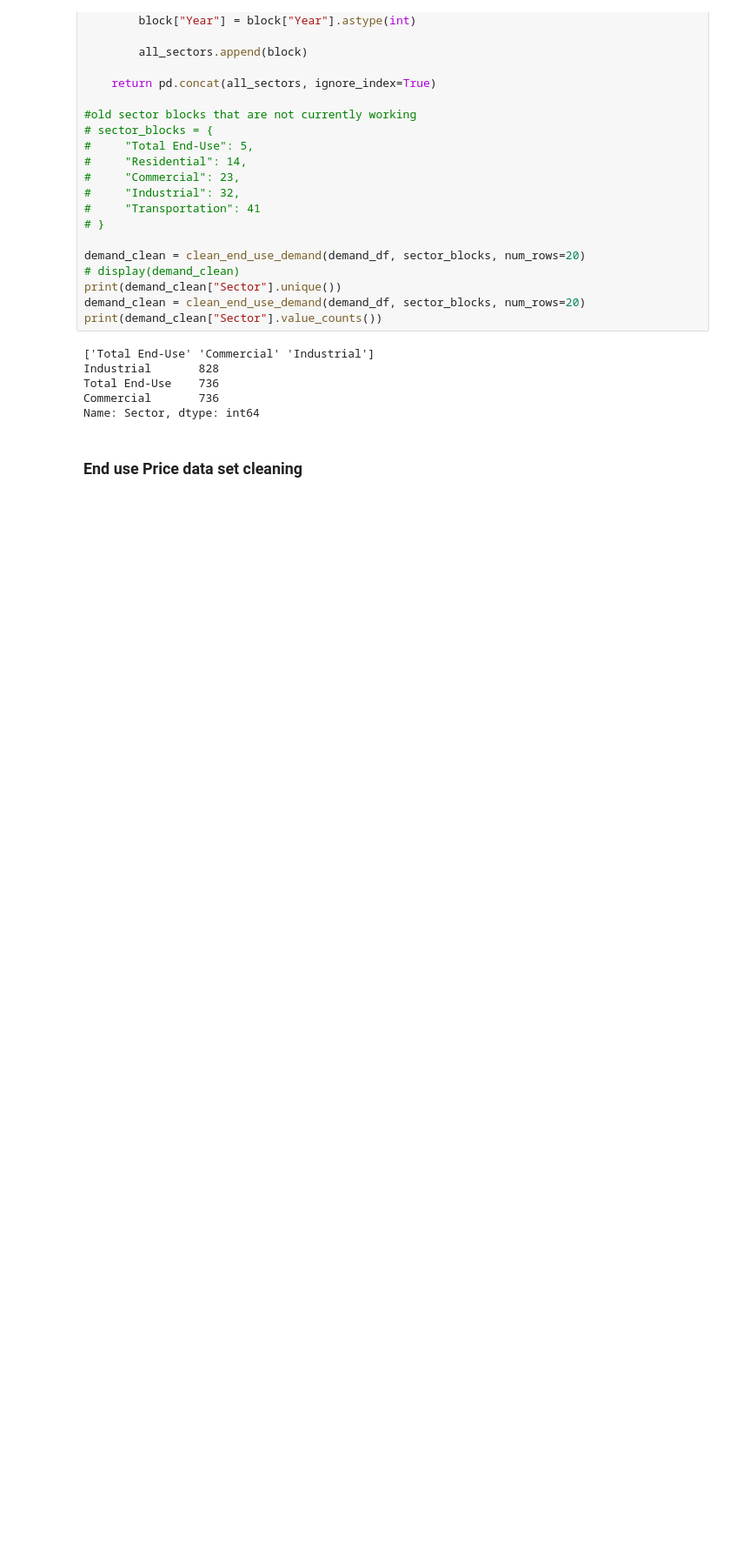
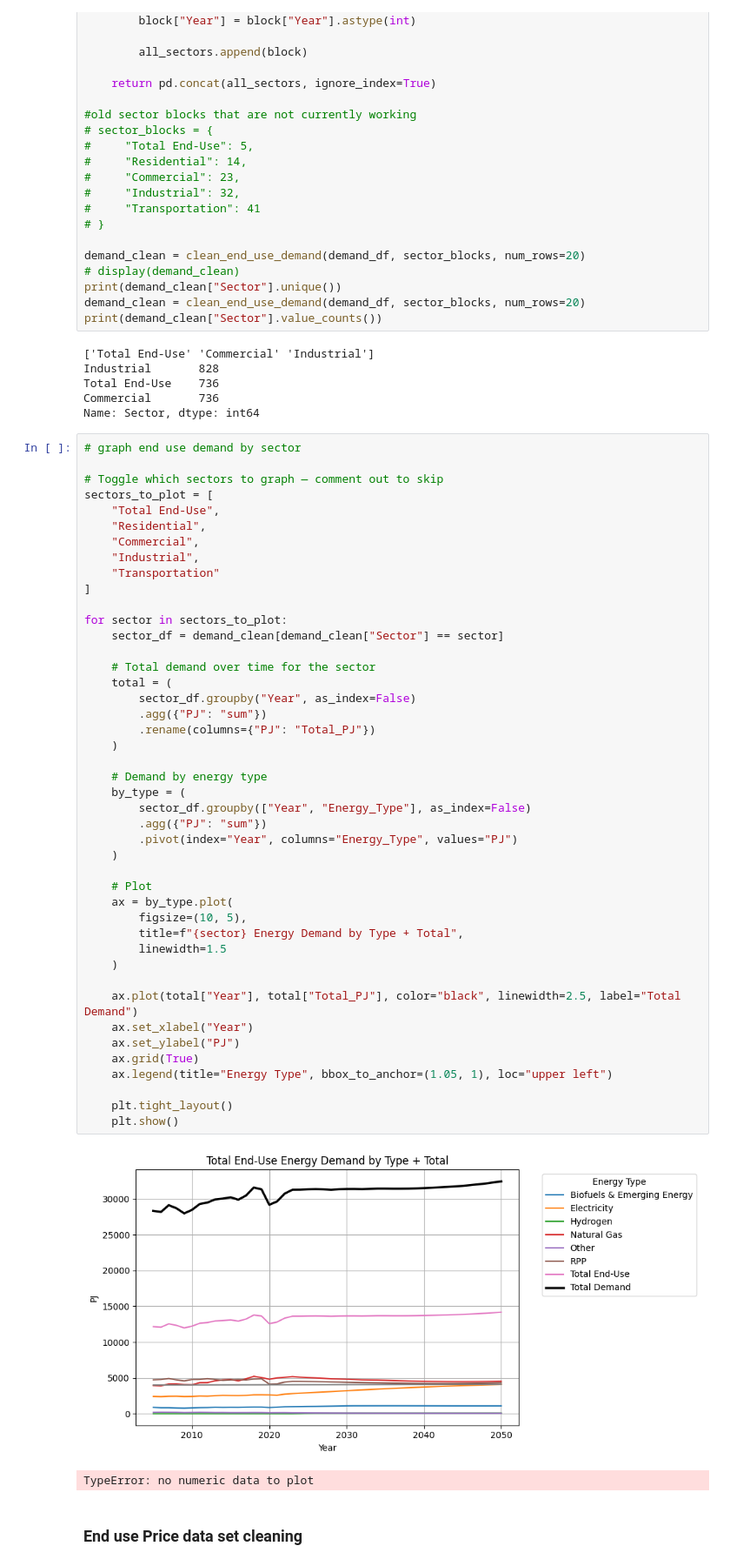
Before and after one commit to wross9959/Canada_Energy_Project, a Jupyter notebook: notebooks/energy_analysis.ipynb, the cells around one changed output. Shown at 87% size. Drawn from its saved outputs; the diff is of its cells as text; blank space fills up the shorter version.

```diff
--- a/notebooks/energy_analysis.ipynb
+++ b/notebooks/energy_analysis.ipynb
@@ -329,6 +424,53 @@ Industrial       828
 Total End-Use    736
 Commercial       736
 Name: Sector, dtype: int64
+# %%
+# graph end use demand by sector
+
+# Toggle which sectors to graph — comment out to skip
+sectors_to_plot = [
+    "Total End-Use",
+    "Residential",
+    "Commercial",
+    "Industrial",
+    "Transportation"
+]
+
+for sector in sectors_to_plot:
+    sector_df = demand_clean[demand_clean["Sector"] == sector]
+
+    # Total demand over time for the sector
+    total = (
+        sector_df.groupby("Year", as_index=False)
+        .agg({"PJ": "sum"})
+        .rename(columns={"PJ": "Total_PJ"})
+    )
+
+    # Demand by energy type
+    by_type = (
+        sector_df.groupby(["Year", "Energy_Type"], as_index=False)
+        .agg({"PJ": "sum"})
+        .pivot(index="Year", columns="Energy_Type", values="PJ")
+    )
+
+    # Plot
+    ax = by_type.plot(
+        figsize=(10, 5),
+        title=f"{sector} Energy Demand by Type + Total",
+        linewidth=1.5
+    )
+
+    ax.plot(total["Year"], total["Total_PJ"], color="black", linewidth=2.5, label="Total Demand")
+    ax.set_xlabel("Year")
+    ax.set_ylabel("PJ")
+    ax.grid(True)
+    ax.legend(title="Energy Type", bbox_to_anchor=(1.05, 1), loc="upper left")
+
+    plt.tight_layout()
+    plt.show()
+# %% [output]
+[figure, added]
+TypeError: no numeric data to plot
 # %% [markdown]
 ### End use Price data set cleaning
 # %%
```
Also changed, not shown: parts of 5 cells of this notebook, 2 other files.
